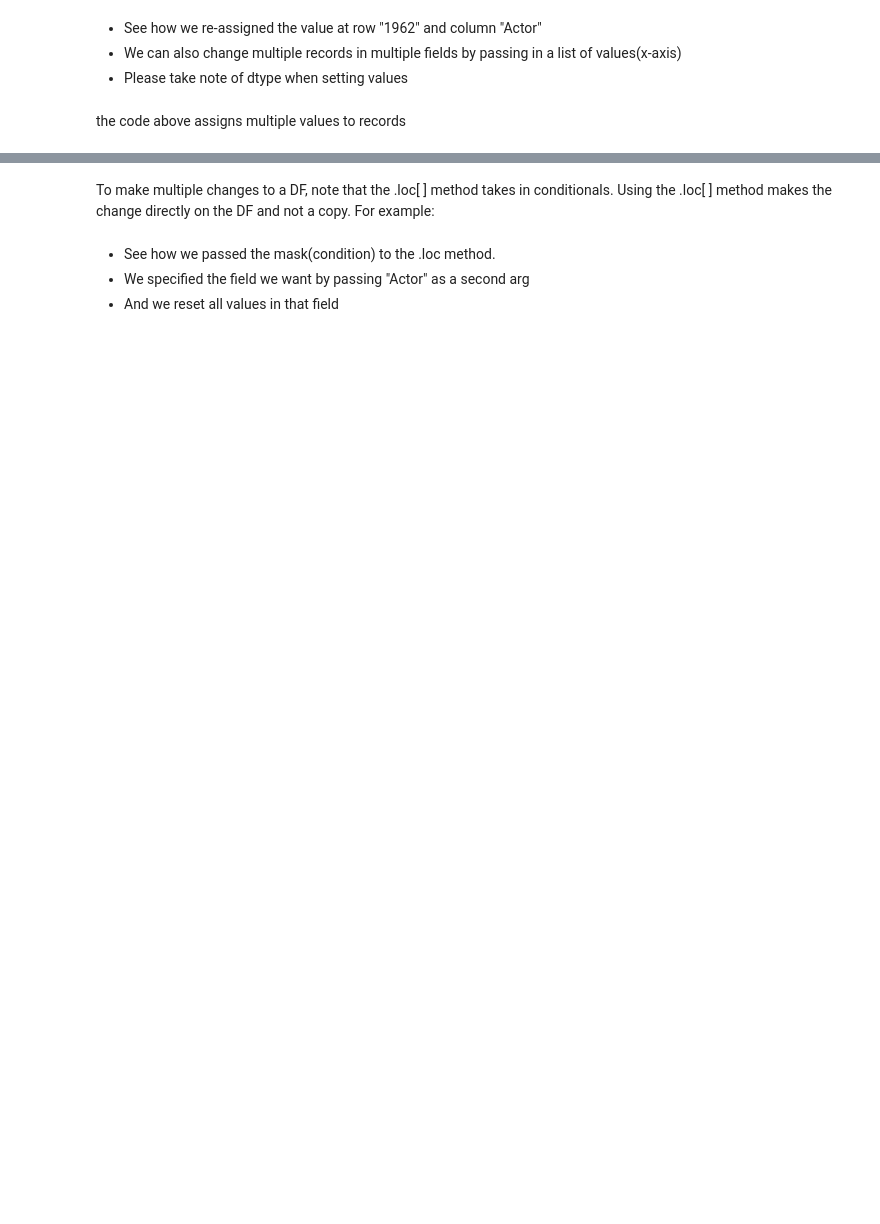
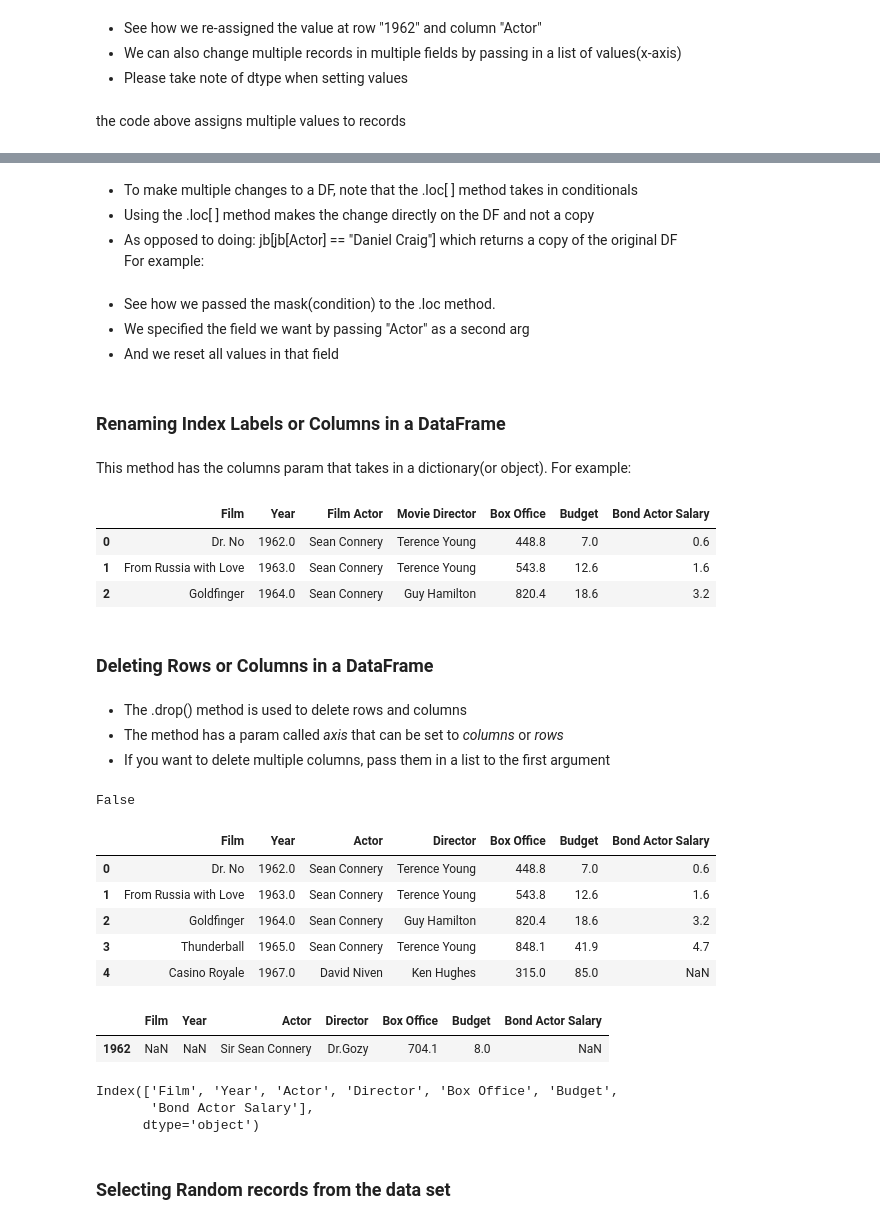
Before and after one commit to adminco/python_data_analysis, a Jupyter notebook: DataFrames_3.ipynb, the cells around one changed output, grey strips where cells are left out. Cells and saved outputs as stored; diff of their text form; code cells hidden in the pictures; blank space fills up the shorter version.

```diff
--- a/DataFrames_3.ipynb
+++ b/DataFrames_3.ipynb
@@ -172,6 +165,8 @@ George Lazenby      1
 Name: Actor, dtype: int64
 # %% [markdown]
-To make multiple changes to a DF, note that the .loc[ ] method takes in conditionals. Using the .loc[ ] method makes the change directly on the DF and not a copy. For example:
+- To make multiple changes to a DF, note that the .loc[ ] method takes in conditionals
+- Using the .loc[ ] method makes the change directly on the DF and not a copy
+- As opposed to doing:  jb[jb[Actor] == "Daniel Craig"] which returns a copy of the original DF<br> For example:
 # %%
 mask = jb["Actor"] == "Daniel Craig"
 jb.loc[mask, "Actor"] = "Mr Dan Craig"
@@ -179,3 +174,49 @@ jb.loc[mask, "Actor"] = "Mr Dan Craig"
 - See how we passed the mask(condition) to the .loc method.
 - We specified the field we want by passing "Actor" as a second arg
 - And we reset all values in that field
+# %% [markdown]
+### Renaming Index Labels or Columns in a DataFrame
+# %% [markdown]
+This method has the columns param that takes in a dictionary(or object). For example:
+# %%
+jb.rename(columns= {"Actor": "Film Actor", "Director" : "Movie Director"}).head(3)
+#to make it permanent, use the inplace = True argument
+#the index param is for renaming index values in the index field
+# %% [output]
+|  | Film | Year | Film Actor | Movie Director | Box Office | Budget | Bond Actor Salary |
+| 0 | Dr. No | 1962.0 | Sean Connery | Terence Young | 448.8 | 7.0 | 0.6 |
+| 1 | From Russia with Love | 1963.0 | Sean Connery | Terence Young | 543.8 | 12.6 | 1.6 |
+| 2 | Goldfinger | 1964.0 | Sean Connery | Guy Hamilton | 820.4 | 18.6 | 3.2 |
+# %% [markdown]
+### Deleting Rows or Columns in a DataFrame
+# %% [markdown]
+- The .drop() method is used to delete rows and columns
+- The method has a param called _axis_ that can be set to _columns_ or _rows_
+- If you want to delete multiple columns, pass them in a list to the first argument
+# %%
+1969 in jb.index
+# %% [output]
+False
+# %%
+jb.head(5)
+# %% [output]
+|  | Film | Year | Actor | Director | Box Office | Budget | Bond Actor Salary |
+| 0 | Dr. No | 1962.0 | Sean Connery | Terence Young | 448.8 | 7.0 | 0.6 |
+| 1 | From Russia with Love | 1963.0 | Sean Connery | Terence Young | 543.8 | 12.6 | 1.6 |
+| 2 | Goldfinger | 1964.0 | Sean Connery | Guy Hamilton | 820.4 | 18.6 | 3.2 |
+| 3 | Thunderball | 1965.0 | Sean Connery | Terence Young | 848.1 | 41.9 | 4.7 |
+| 4 | Casino Royale | 1967.0 | David Niven | Ken Hughes | 315.0 | 85.0 | NaN |
+# %%
+mask = jb["Director"] == "Dr.Gozy"
+jb.loc[mask]
+# %% [output]
+|  | Film | Year | Actor | Director | Box Office | Budget | Bond Actor Salary |
+| 1962 | NaN | NaN | Sir Sean Connery | Dr.Gozy | 704.1 | 8.0 | NaN |
+# %%
+jb.columns
+# %% [output]
+Index(['Film', 'Year', 'Actor', 'Director', 'Box Office', 'Budget',
+       'Bond Actor Salary'],
+      dtype='object')
+# %% [markdown]
+### Selecting Random records from the data set
```
Also changed, not shown: parts of 21 cells of this notebook, 5 other files.
